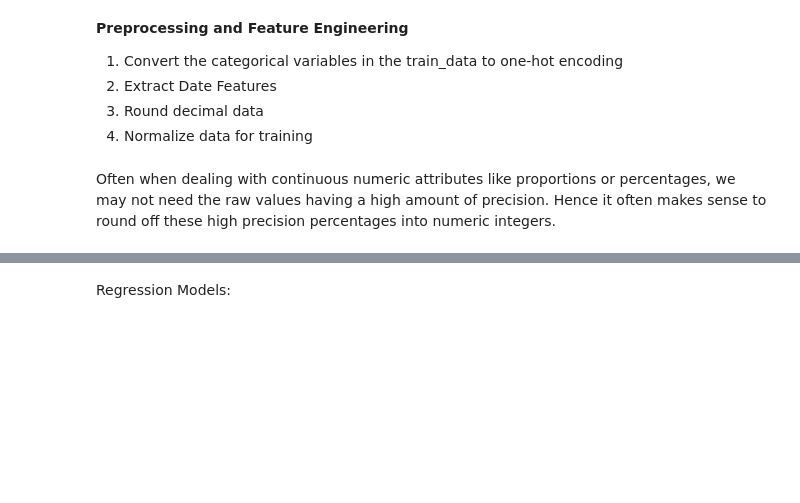
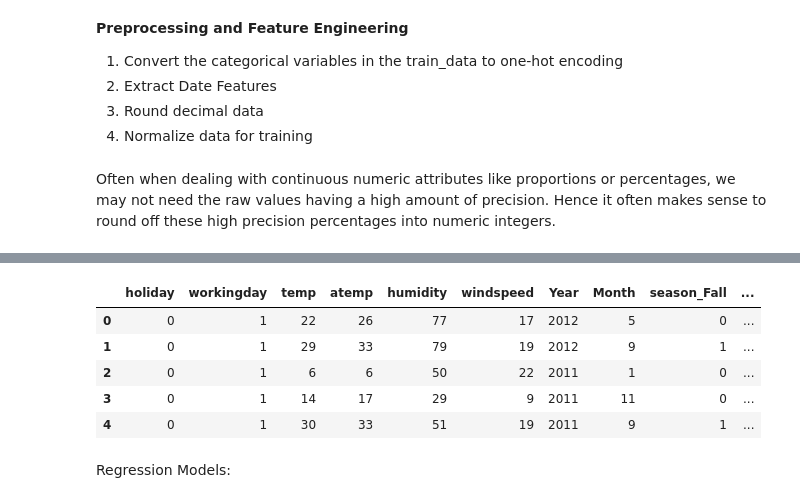
Before and after one commit to SriramyaK/Deep-Learning, a Jupyter notebook: Car_booking_system_ver_1_0a.ipynb, the cells around one changed output, grey strips where cells are left out. Cells and saved outputs as stored; diff of their text form; code cells hidden in the pictures; blank space fills up the shorter version.

```diff
--- a/Car_booking_system_ver_1_0a.ipynb
+++ b/Car_booking_system_ver_1_0a.ipynb
@@ -254,0 +256,3 @@ preprocessing(train_data)
+# %%
+final_data = preprocessing(train_data)
+final_data.columns
@@ -255,2 +269,12 @@ preprocessing(train_data)
+# %%
+attrib = ['Total Booking','weather_ Heavy Rain + Thunderstorm ']
+final_data = final_data.drop(columns=attrib)
 # %%
-final_data.shape
+final_data.head()
+# %% [output]
+|  | holiday | workingday | temp | atemp | humidity | windspeed | Year | Month | season_Fall | ... |
+| 0 | 0 | 1 | 22 | 26 | 77 | 17 | 2012 | 5 | 0 | ... |
+| 1 | 0 | 1 | 29 | 33 | 79 | 19 | 2012 | 9 | 1 | ... |
+| 2 | 0 | 1 | 6 | 6 | 50 | 22 | 2011 | 1 | 0 | ... |
+| 3 | 0 | 1 | 14 | 17 | 29 | 9 | 2011 | 11 | 0 | ... |
+| 4 | 0 | 1 | 30 | 33 | 51 | 19 | 2011 | 9 | 1 | ... |
```
Also changed, not shown: parts of 36 cells of this notebook.
